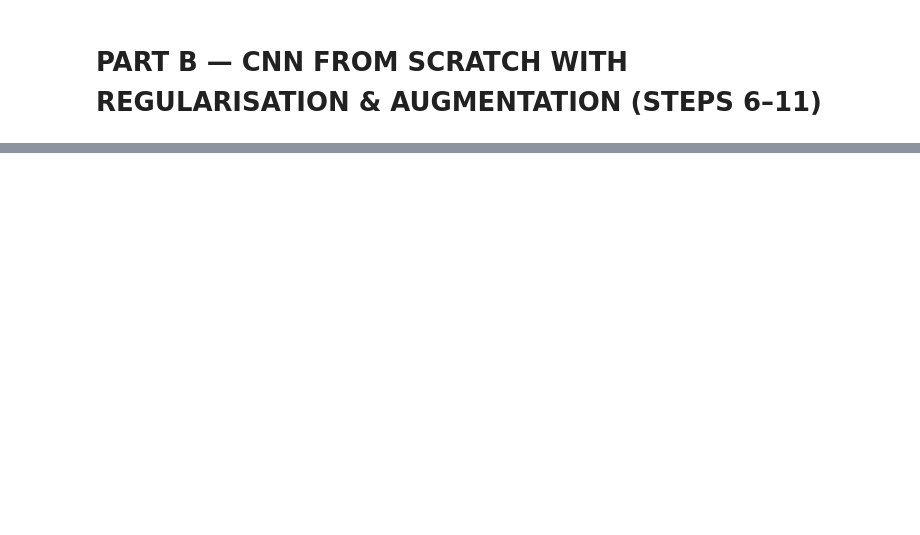
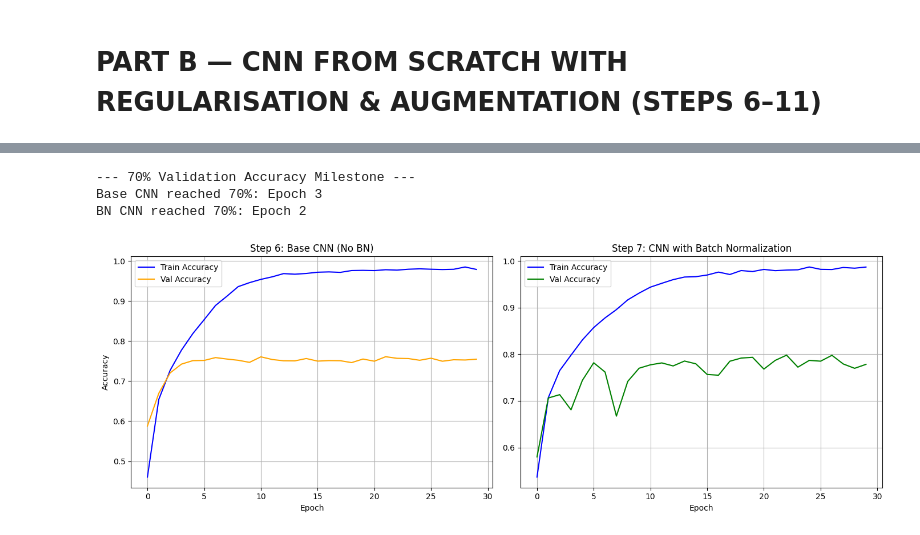
Before and after one commit to isamadafridi/-AIML-Internship-Week7-AbdulSamadAfridi, a Jupyter notebook: AIML_Internship_Week7_AbdulSamadAfridi.ipynb, the cells around one changed output, grey strips where cells are left out. Cells and saved outputs as stored; diff of their text form; code cells hidden in the pictures; blank space fills up the shorter version.

```diff
--- a/AIML_Internship_Week7_AbdulSamadAfridi.ipynb
+++ b/AIML_Internship_Week7_AbdulSamadAfridi.ipynb
@@ -352,0 +523,17 @@ ROC-AUC Score (OVR): 0.8805
+# %%
+# 2. Compile the Model
+cnn_bn.compile(
+    optimizer="adam",
+    loss="sparse_categorical_crossentropy",
+    metrics=["accuracy"]
+)
+# %%
+# 3. Train the Model for 30 epochs
+print("\n--- Starting BN CNN Training ---")
+history_bn = cnn_bn.fit(
+    X_train, y_train,
+    validation_data=(X_val, y_val),
+    epochs=30,
+    batch_size=64,
+    verbose=1
+)
@@ -352,0 +558,42 @@ ROC-AUC Score (OVR): 0.8805
+# %%
+# 4. Calculate Epoch to reach 70% Validation Accuracy
+def get_70_percent_epoch(history):
+    val_acc = history.history['val_accuracy']
+    # Find the first epoch where val_accuracy >= 0.70
+    return next((i + 1 for i, acc in enumerate(val_acc) if acc >= 0.70), "Did not reach 70%")
+
+epoch_70_base = get_70_percent_epoch(history_base)
+epoch_70_bn = get_70_percent_epoch(history_bn)
+
+print(f"\n--- 70% Validation Accuracy Milestone ---")
+print(f"Base CNN reached 70%: Epoch {epoch_70_base}")
+print(f"BN CNN reached 70%: Epoch {epoch_70_bn}")
+# %% [output]
+--- 70% Validation Accuracy Milestone ---
+Base CNN reached 70%: Epoch 3
+BN CNN reached 70%: Epoch 2
+# %%
+# 5. Plot Training vs Validation Accuracy (Side by Side)
+fig, axes = plt.subplots(1, 2, figsize=(14, 5))
+
+# Plot Step 6: Base CNN
+axes[0].plot(history_base.history['accuracy'], label='Train Accuracy', color='blue')
+axes[0].plot(history_base.history['val_accuracy'], label='Val Accuracy', color='orange')
+axes[0].set_title('Step 6: Base CNN (No BN)')
+axes[0].set_xlabel('Epoch')
+axes[0].set_ylabel('Accuracy')
+axes[0].legend()
+axes[0].grid(True)
+
+# Plot Step 7: BN CNN
+axes[1].plot(history_bn.history['accuracy'], label='Train Accuracy', color='blue')
+axes[1].plot(history_bn.history['val_accuracy'], label='Val Accuracy', color='green')
+axes[1].set_title('Step 7: CNN with Batch Normalization')
+axes[1].set_xlabel('Epoch')
+axes[1].legend()
+axes[1].grid(True)
+
+plt.tight_layout()
+plt.show()
+# %% [output]
+[figure, added]
```
Also changed, not shown: parts of 42 cells of this notebook.
